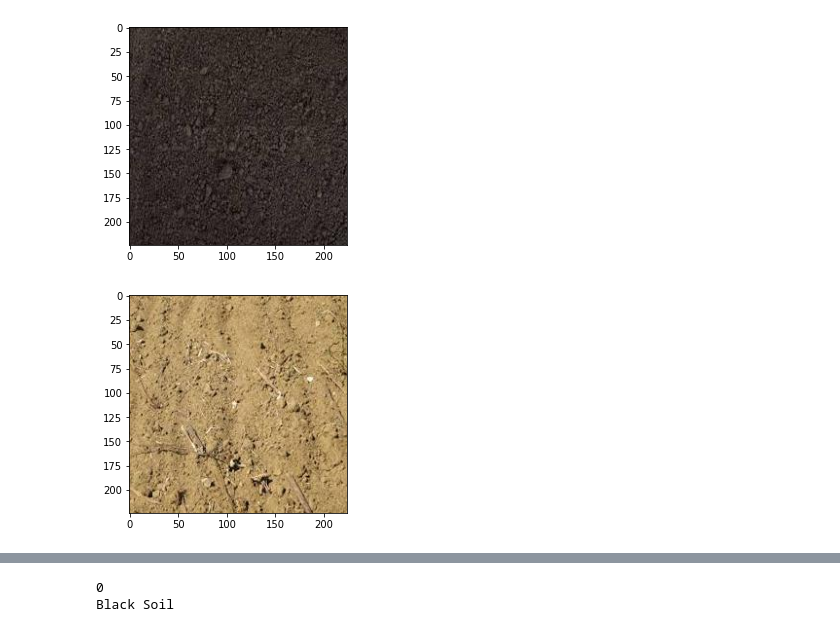
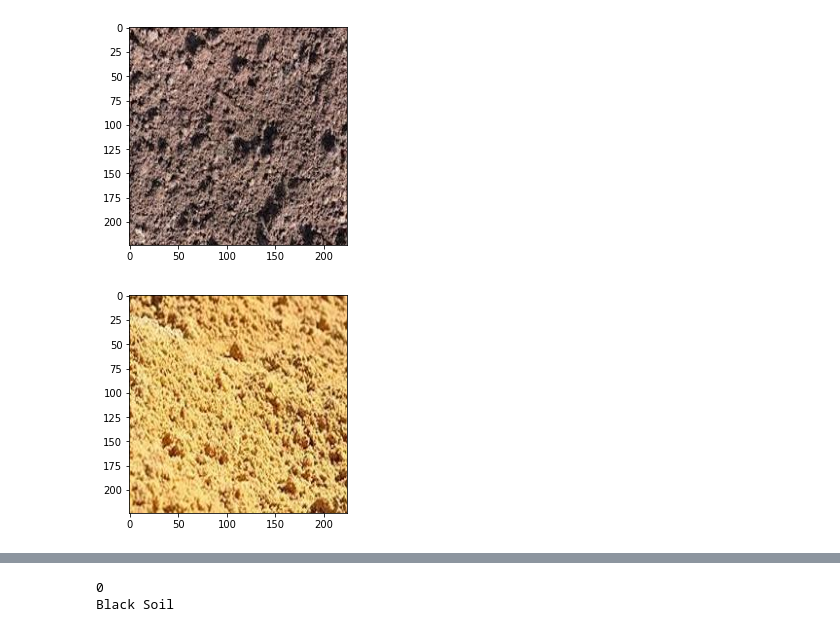
Before and after one commit to souvik0306/Soil-Type-Classification, a Jupyter notebook: soil.ipynb, the cells around one changed output, grey strips where cells are left out. Saved outputs shown, nothing was run; the diff lists cells and outputs as text; code cells hidden in the pictures.

```diff
--- a/soil.ipynb
+++ b/soil.ipynb
@@ -90,17 +117,17 @@ new_path = 'images_resized/'
 #     new_img_path = new_path+'/'+filename
 #     img.save(new_img_path)
 # %%
-img = mpimg.imread(r'images_resized\Black_Soil_1.jpg')
+img = mpimg.imread(r'images_resized\Black_Soil_ (1).jpg')
 imgplot = plt.imshow(img)
 plt.show()
 # %% [output]
-[figure, old version]
+[figure, new version]
 # %%
-img = mpimg.imread(r'images_resized\Yellow_Soil_1.jpg')
+img = mpimg.imread(r'images_resized\Yellow_Soil_ (1).jpg')
 imgplot = plt.imshow(img)
 plt.show()
 # %% [output]
-[figure, old version]
+[figure, new version]
 # %%
 import glob
 # %%
```
Also changed, not shown: parts of 18 cells of this notebook, 1 other file.
